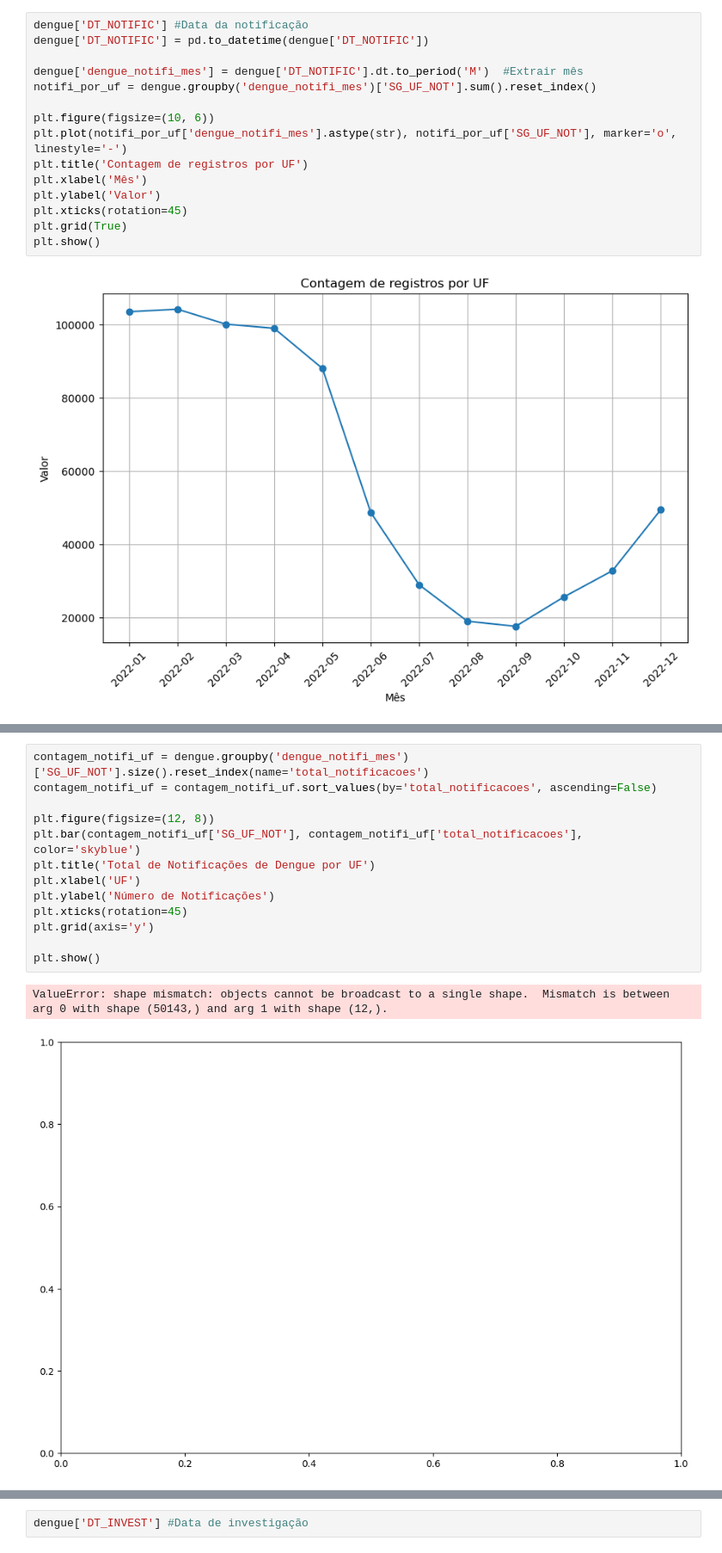
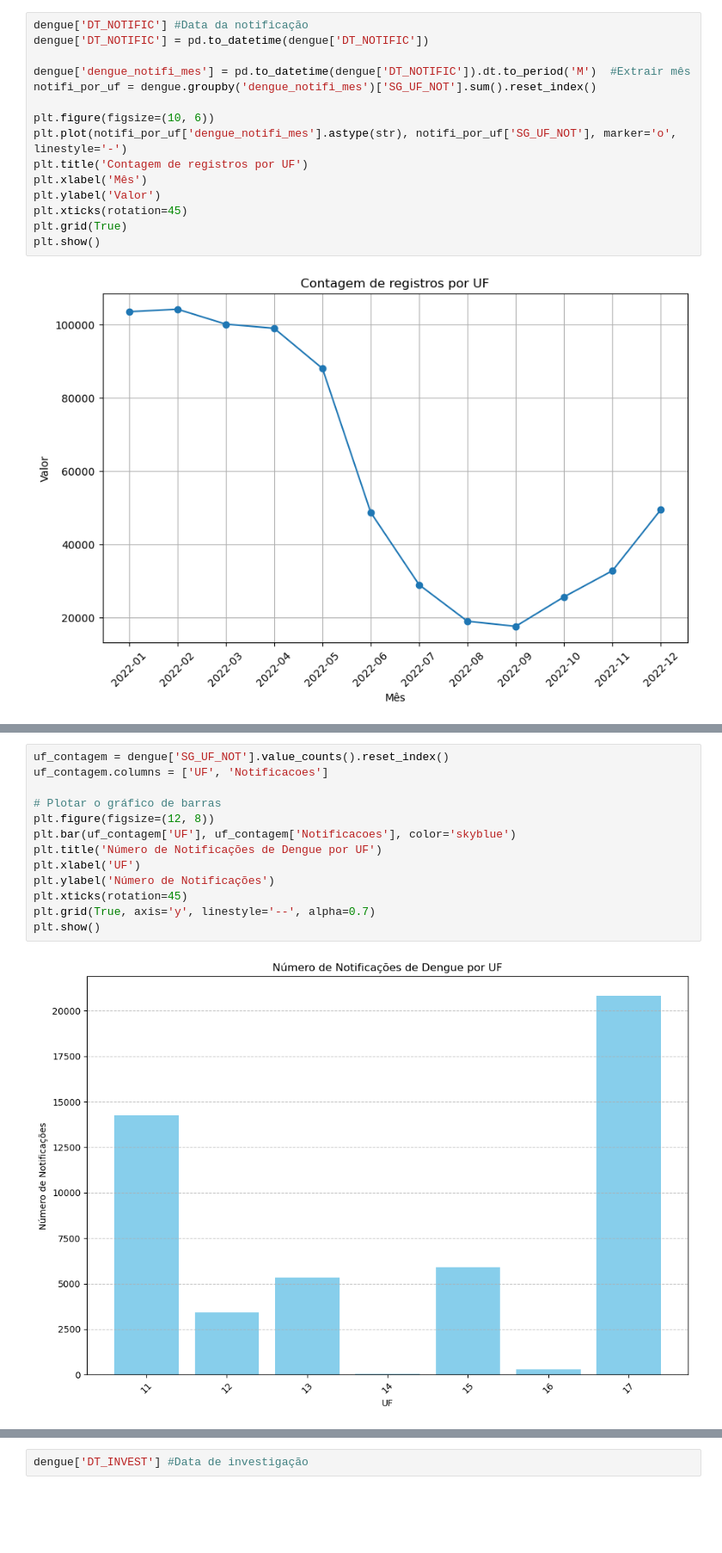
Before and after one commit to luanalorhanni/estudo-dengue-1, a Jupyter notebook: dengbr22/estudo-datas.ipynb, the cells around one changed output, grey strips where cells are left out. Shown at 86% size. Drawn from its saved outputs; the diff is of its cells as text; blank space fills up the shorter version.

```diff
--- a/dengbr22/estudo-datas.ipynb
+++ b/dengbr22/estudo-datas.ipynb
@@ -18,7 +18,7 @@ Index(['TP_NOT', 'ID_AGRAVO', 'DT_NOTIFIC', 'SEM_NOT', 'NU_ANO', 'SG_UF_NOT',
 dengue['DT_NOTIFIC'] #Data da notificação
 dengue['DT_NOTIFIC'] = pd.to_datetime(dengue['DT_NOTIFIC'])
 
-dengue['dengue_notifi_mes'] = dengue['DT_NOTIFIC'].dt.to_period('M')  #Extrair mês
+dengue['dengue_notifi_mes'] = pd.to_datetime(dengue['DT_NOTIFIC']).dt.to_period('M')  #Extrair mês
 notifi_por_uf = dengue.groupby('dengue_notifi_mes')['SG_UF_NOT'].sum().reset_index()
 
 plt.figure(figsize=(10, 6))
@@ -34,16 +46,15 @@ plt.show()
 # %%
-contagem_notifi_uf = dengue.groupby('dengue_notifi_mes')['SG_UF_NOT'].size().reset_index(name='total_notificacoes')
-contagem_notifi_uf = contagem_notifi_uf.sort_values(by='total_notificacoes', ascending=False)
+uf_contagem = dengue['SG_UF_NOT'].value_counts().reset_index()
+uf_contagem.columns = ['UF', 'Notificacoes']
 
+# Plotar o gráfico de barras
 plt.figure(figsize=(12, 8))
-plt.bar(contagem_notifi_uf['SG_UF_NOT'], contagem_notifi_uf['total_notificacoes'], color='skyblue')
-plt.title('Total de Notificações de Dengue por UF')
+plt.bar(uf_contagem['UF'], uf_contagem['Notificacoes'], color='skyblue')
+plt.title('Número de Notificações de Dengue por UF')
 plt.xlabel('UF')
 plt.ylabel('Número de Notificações')
 plt.xticks(rotation=45)
-plt.grid(axis='y')
-
+plt.grid(True, axis='y', linestyle='--', alpha=0.7)
 plt.show()
 # %% [output]
-ValueError: shape mismatch: objects cannot be broadcast to a single shape.  Mismatch is between arg 0 with shape (50143,) and arg 1 with shape (12,).
-[figure, old version]
+[figure, new version]
```
Also changed, not shown: parts of 7 cells of this notebook.
